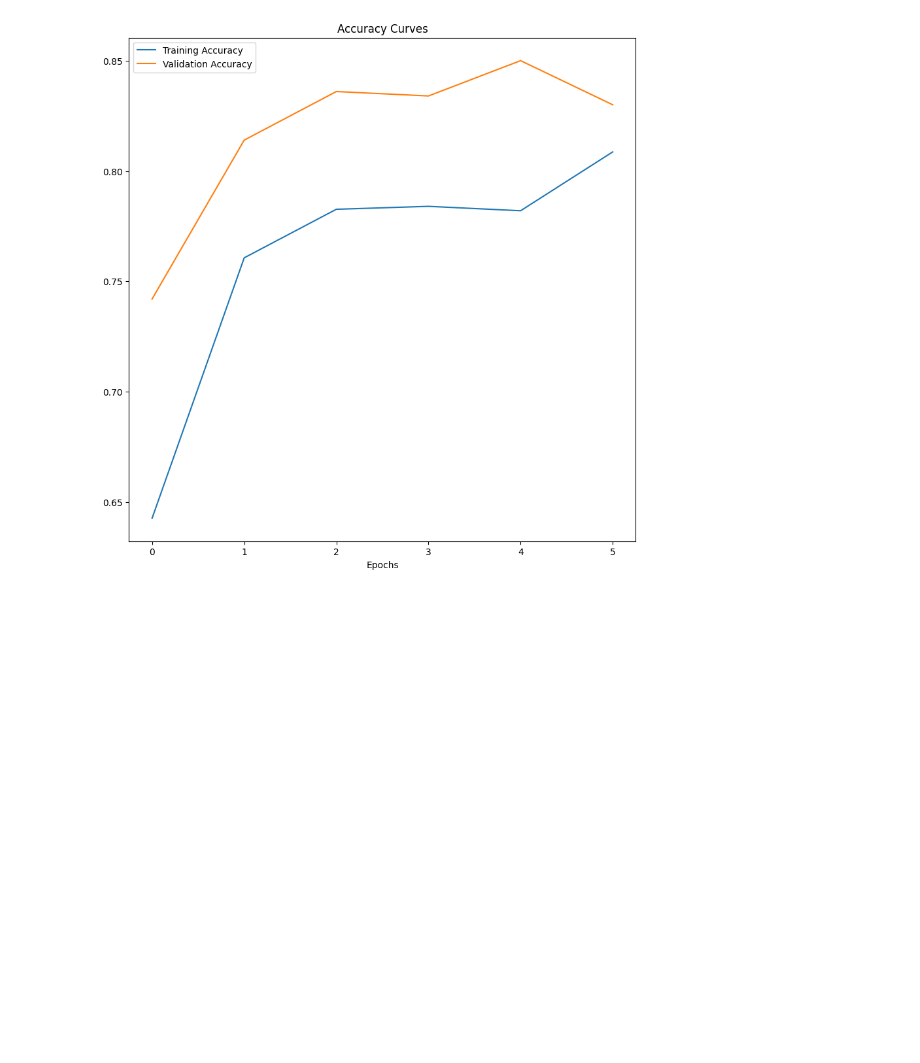
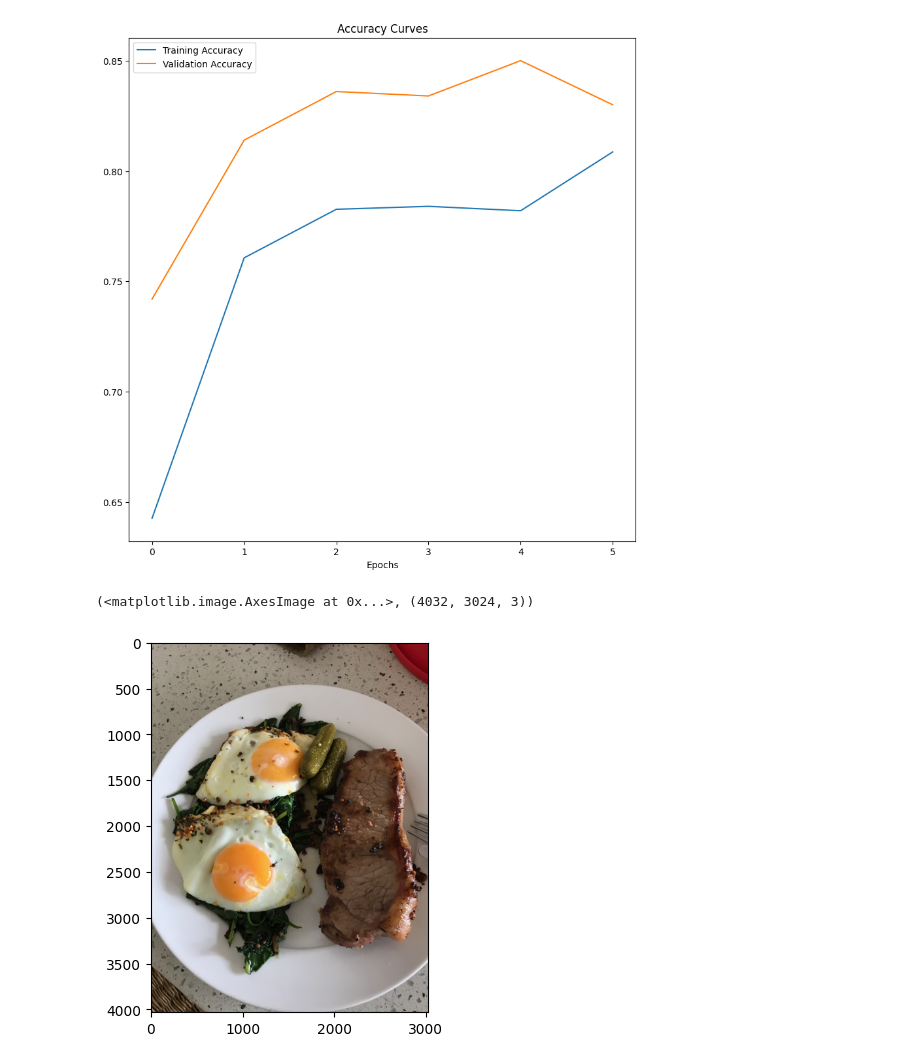
Before and after one commit to gunavc/TensorFlow, a Jupyter notebook: cnn-computer_vision.ipynb, the cells around one changed output. Saved outputs shown, nothing was run; the diff lists cells and outputs as text; code cells hidden in the pictures; blank space fills up the shorter version.

Commit message:
predicting on custom images

```diff
--- a/cnn-computer_vision.ipynb
+++ b/cnn-computer_vision.ipynb
@@ -427,3 +427,13 @@ plot_loss_curves(history_aug)
 # %% [output]
 [figure]
 [figure]
+# %%
+#Making a prediction on custom data
+
+#Importing the image
+img_path = "03-steak.jpeg"
+img = plt.imread(img_path)
+plt.imshow(img), img.shape
+# %% [output]
+(<matplotlib.image.AxesImage at 0x...>, (4032, 3024, 3))
+[figure, added]
```
Also changed, not shown: parts of 3 cells of this notebook, 2 other files.
